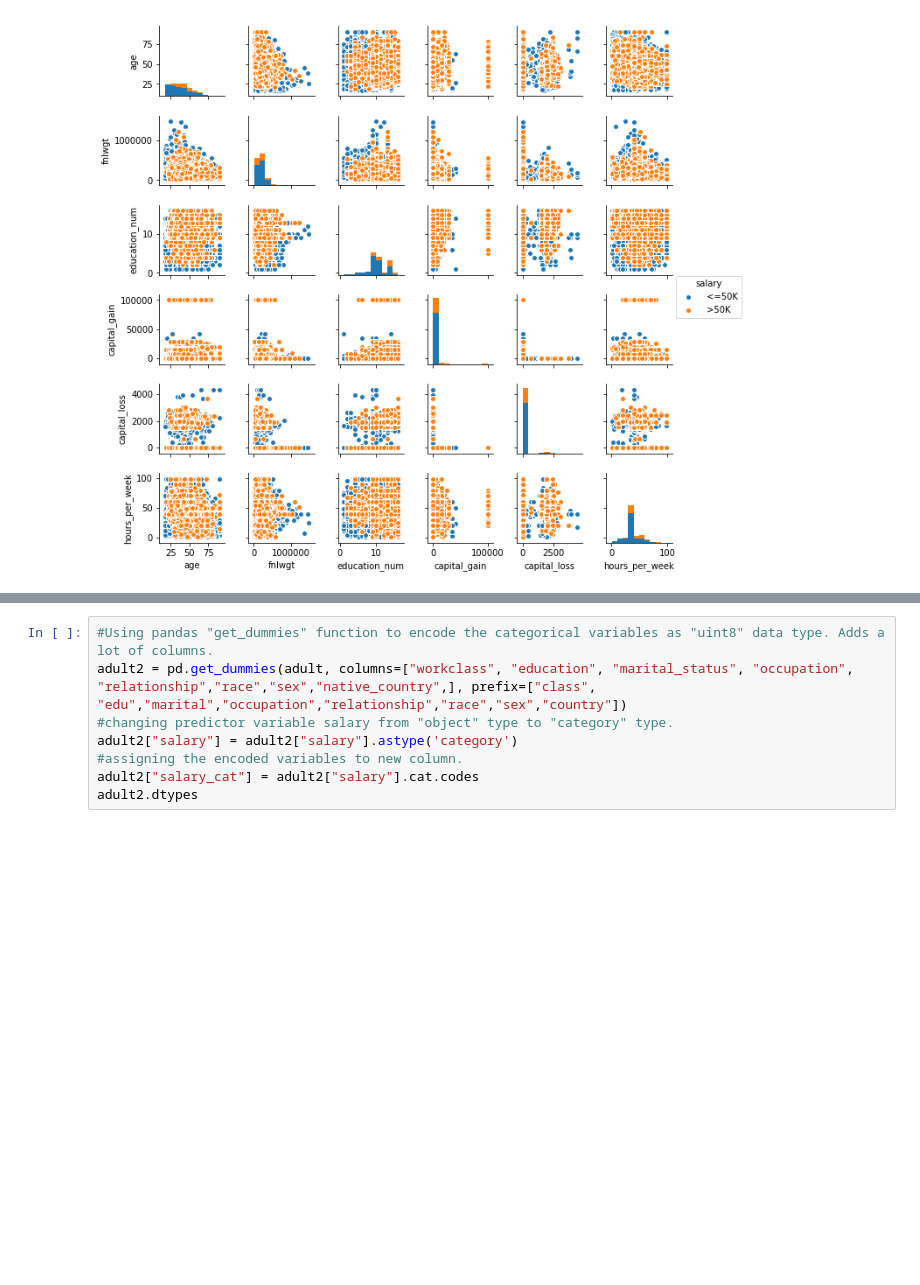
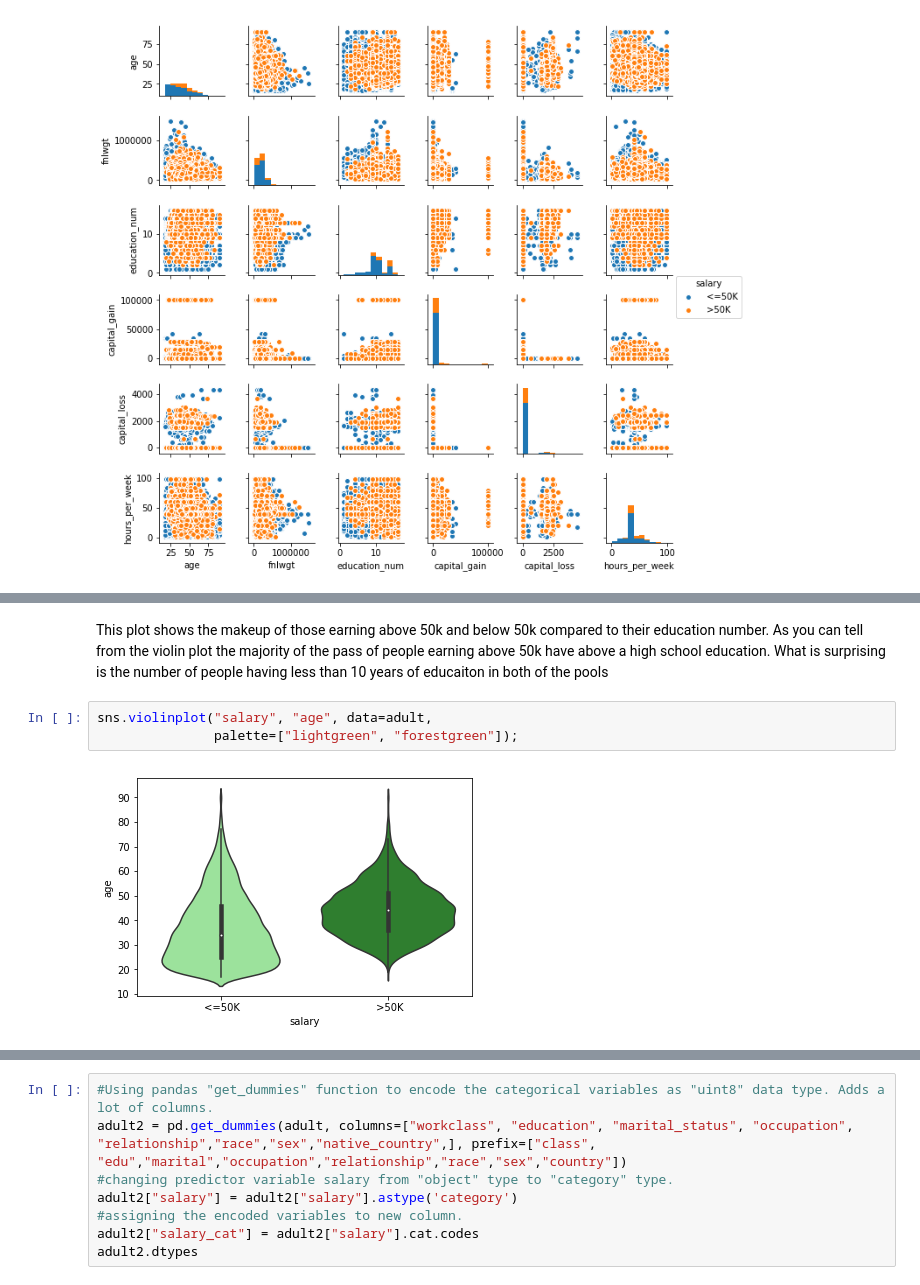
Before and after one commit to Gavin-Whitesitt/Project-1, a Jupyter notebook: Problem #2.ipynb, the cells around one changed output, grey strips where cells are left out. Cells and saved outputs as stored; diff of their text form; blank space fills up the shorter version.

```diff
--- a/Problem #2.ipynb
+++ b/Problem #2.ipynb
@@ -60,0 +82,7 @@ sns.pairplot(adult, hue='salary', size=1.5)
+# %% [markdown]
+This plot shows the makeup of those earning above 50k and below 50k compared to their education number. As you can tell from the violin plot the majority of the pass of people earning above 50k have above a high school education. What is surprising is the number of people having less than 10 years of educaiton in both of the pools
+# %%
+sns.violinplot("salary", "age", data=adult,
+               palette=["lightgreen", "forestgreen"]);
+# %% [output]
+[figure, added]
```
Also changed, not shown: parts of 19 cells of this notebook.
